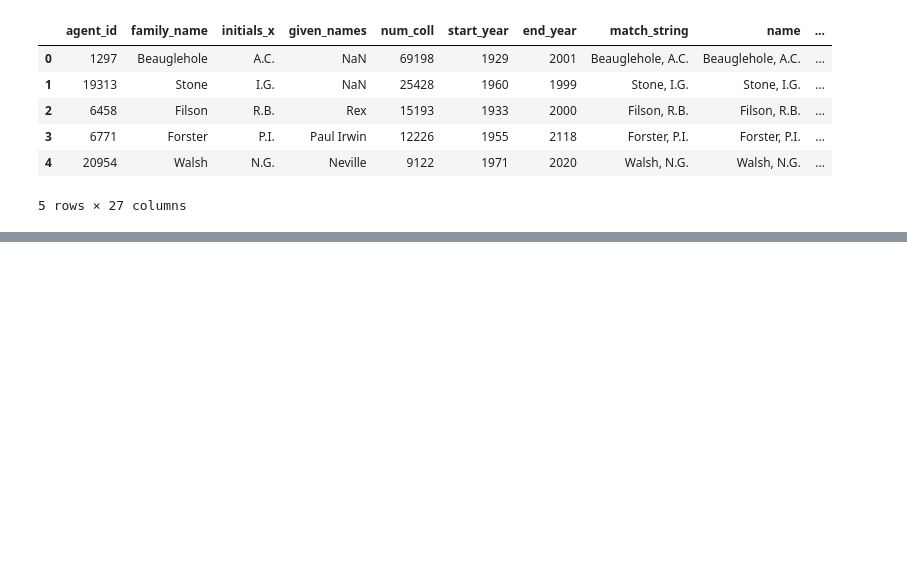
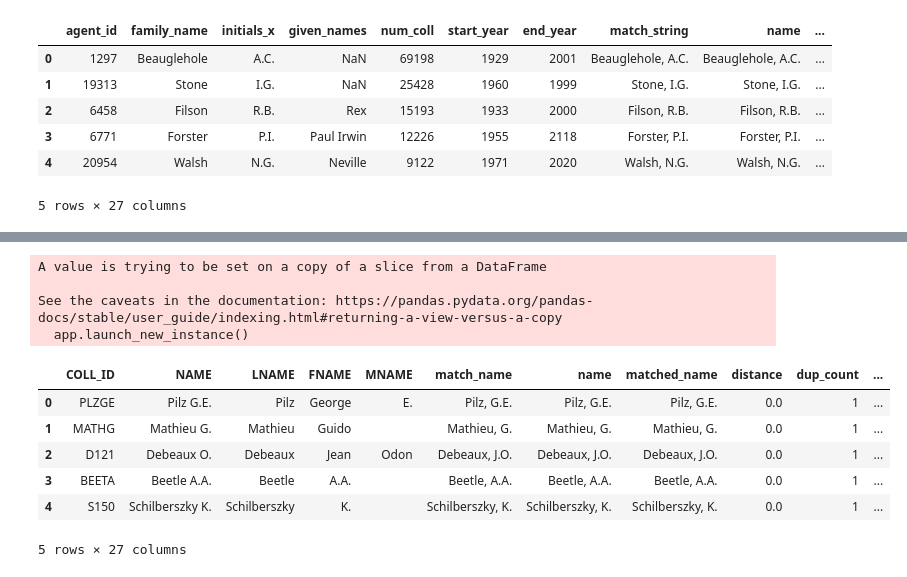
Before and after one commit to nielsklazenga/avh-collectors, a Jupyter notebook: match_names_to_wikidata_items.ipynb, the cells around one changed output, grey strips where cells are left out. Saved outputs shown, nothing was run; the diff lists cells and outputs as text; code cells hidden in the pictures; blank space fills up the shorter version.

Commit message:
Matched BG Meise collectors

```diff
--- a/match_names_to_wikidata_items.ipynb
+++ b/match_names_to_wikidata_items.ipynb
@@ -482,0 +567,32 @@ melcoll_wikidata_matches.to_csv('data/melcoll_wikidata_matches_indiv.csv')
+# %%
+# join bg Meise collectors with matches
+bgm_match = pd.merge(bgcoll, matches.iloc[:, 1:], left_on='match_name', right_on='name')
+
+# join with Wikidata
+bgm_match_wikidata = pd.merge(bgm_match, wikidata, left_on='matched_name', right_on='canonical_string')
+
+# join with Wikidata unique names for matching to get counts of Wikidata duplicates (duplicate matches)
+bgm_match_wikidata = pd.merge(bgm_match_wikidata, wd_test, left_on='matched_name', right_on='canonical_string')
+bgm_match_wikidata.rename(columns={bgm_match_wikidata.columns.tolist()[-1]: 'dup_count'}, inplace=True)
+
+# remove unwanted columns
+# # print(bgm_match_wikidata.columns.tolist())
+bgm_match_wikidata_indiv = bgm_match_wikidata[['COLL_ID', 'NAME', 'LNAME', 'FNAME', 'MNAME', 'match_name', 'name', 'matched_name', 'distance', 'dup_count', 'item', 'itemLabel', 'surname', 'initials', 'canonical_string', 'orcid', 'viaf', 'isni', 'harv', 'ipni', 'abbr', 'bloodhound_id', 'enc_au_sc_id', 'yob', 'yod', 'wyb', 'wye']]
+
+# sort by distance and number of Wikidata duplicates
+bgm_match_wikidata_indiv.sort_values(['distance', 'dup_count'], ascending=[True, True], inplace=True)
+bgm_match_wikidata_indiv.reset_index(drop=True, inplace=True)
+
+bgm_match_wikidata_indiv.head()
+# %% [output]
+A value is trying to be set on a copy of a slice from a DataFrame
+
+See the caveats in the documentation: https://pandas.pydata.org/pandas-docs/stable/user_guide/indexing.html#returning-a-view-versus-a-copy
+  app.launch_new_instance()
+|  | COLL_ID | NAME | LNAME | FNAME | MNAME | match_name | name | matched_name | distance | dup_count | ... |
+| 0 | PLZGE | Pilz G.E. | Pilz | George | E. | Pilz, G.E. | Pilz, G.E. | Pilz, G.E. | 0.0 | 1 | ... |
+| 1 | MATHG | Mathieu G. | Mathieu | Guido |  | Mathieu, G. | Mathieu, G. | Mathieu, G. | 0.0 | 1 | ... |
+| 2 | D121 | Debeaux O. | Debeaux | Jean | Odon | Debeaux, J.O. | Debeaux, J.O. | Debeaux, J.O. | 0.0 | 1 | ... |
+| 3 | BEETA | Beetle A.A. | Beetle | A.A. |  | Beetle, A.A. | Beetle, A.A. | Beetle, A.A. | 0.0 | 1 | ... |
+| 4 | S150 | Schilberszky K. | Schilberszky | K. |  | Schilberszky, K. | Schilberszky, K. | Schilberszky, K. | 0.0 | 1 | ... |
+5 rows × 27 columns
```
Also changed, not shown: parts of 4 cells of this notebook, 3 other files.
